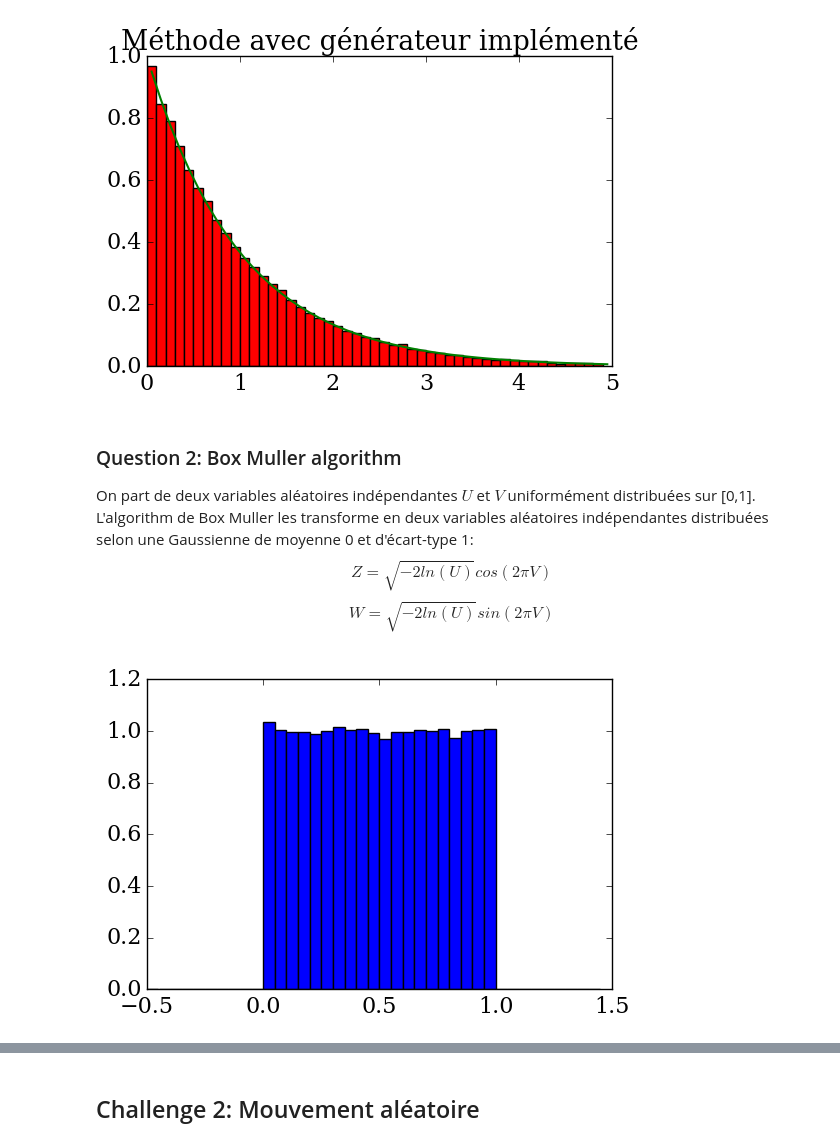
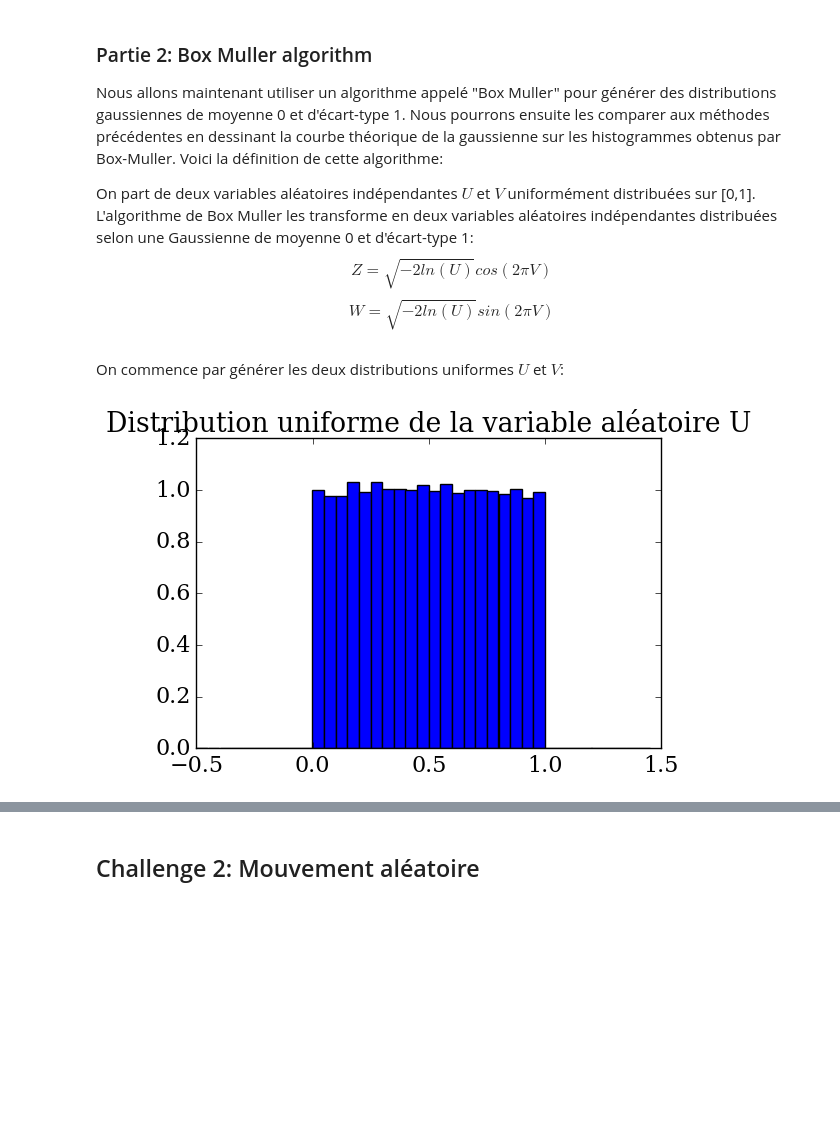
Before and after one commit to be-rays/Module6_MonteCarlo, a Jupyter notebook: Monte-Carlo.ipynb, the cells around one changed output, grey strips where cells are left out. Drawn from its saved outputs; the diff is of its cells as text; code cells hidden in the pictures; blank space fills up the shorter version.

```diff
--- a/Monte-Carlo.ipynb
+++ b/Monte-Carlo.ipynb
@@ -149,22 +176,13 @@ pyplot.plot(xc,alpha*numpy.exp(-alpha*xc), lw=1.5)
-# %%
-a=numpy.random.exponential(size=100000)
-
-binwidth=0.1
-bins=numpy.arange(0.,5.1, binwidth)
-xc = bins[:-1] + binwidth/2
-pyplot.plot(xc,numpy.exp(-xc),lw=1.5,color='green')
-
-pyplot.title('Méthode avec générateur implémenté')
-pyplot.xlim(0,5)
-pyplot.hist(a,bins=numpy.arange(-3.,5., binwidth),normed=True, color = 'red');
-# %% [output]
-[figure, removed]
 # %% [markdown]
-### Question 2: Box Muller algorithm
+### Partie 2: Box Muller algorithm
+Nous allons maintenant utiliser un algorithme appelé "Box Muller" pour générer des distributions gaussiennes de moyenne 0 et d'écart-type 1. Nous pourrons ensuite les comparer aux méthodes précédentes en dessinant la courbe théorique de la gaussienne sur les histogrammes obtenus par Box-Muller.
+Voici la définition de cette algorithme:
 
-On part de deux variables aléatoires indépendantes $U$ et $V$ uniformément distribuées sur [0,1]. L'algorithm de Box Muller les transforme en deux variables aléatoires indépendantes distribuées selon une Gaussienne de moyenne 0 et d'écart-type 1:
+On part de deux variables aléatoires indépendantes $U$ et $V$ uniformément distribuées sur [0,1]. L'algorithme de Box Muller les transforme en deux variables aléatoires indépendantes distribuées selon une Gaussienne de moyenne 0 et d'écart-type 1:
 $$Z=\sqrt{-2ln(U)}cos(2\pi V)$$
 $$W=\sqrt{-2ln(U)}sin(2\pi V)$$
+# %% [markdown]
+On commence par générer les deux distributions uniformes $U$ et $V$:
 # %%
 i=0
 u=numpy.zeros(100000)
@@ -175,10 +193,11 @@ while i<(len(u)) :
     i+=1
 # %%
 binwidth=0.05
+pyplot.title('Distribution uniforme de la variable aléatoire U')
 pyplot.xlim(-0.5,1.5)
 pyplot.hist(u,bins=numpy.arange(-0.5,1.5, binwidth),normed=True);
 # %% [output]
-[figure, old version]
+[figure, new version]
 # %%
 binwidth=0.05
 pyplot.xlim(-0.5,1.5)
```
Also changed, not shown: parts of 79 cells of this notebook.
